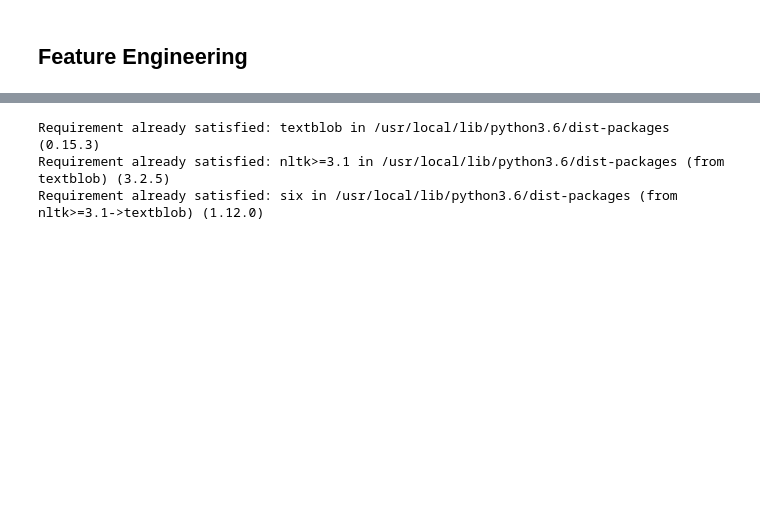
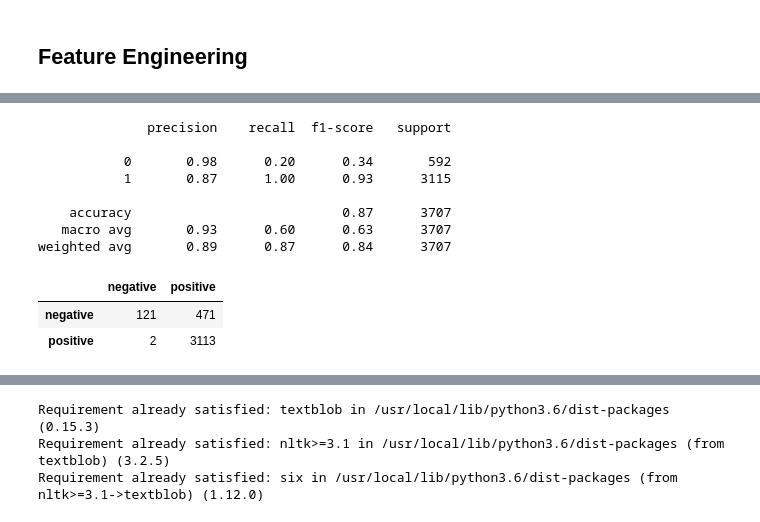
Before and after one commit to alexprabu/hackathon---submission_inceptez, a Jupyter notebook: SentimentAnalysis/Sentiment_Analysis.ipynb, the cells around one changed output, grey strips where cells are left out. Drawn from its saved outputs; the diff is of its cells as text; code cells hidden in the pictures; blank space fills up the shorter version.

```diff
--- a/SentimentAnalysis/Sentiment_Analysis.ipynb
+++ b/SentimentAnalysis/Sentiment_Analysis.ipynb
@@ -385,0 +468,14 @@ norm_train_reviews[0]
+# %%
+%%time
+
+# Random Forest model on BOW features
+from sklearn.ensemble import RandomForestClassifier
+
+# instantiate model
+rf = RandomForestClassifier(n_estimators=100, n_jobs=-1, random_state=42)
+
+# train model
+rf.fit(cv_train_features, train_sentiments)
+
+# predict on test data
+rf_bow_predictions = rf.predict(cv_test_features)
@@ -385,0 +485,16 @@ norm_train_reviews[0]
+# %%
+labels = ['negative', 'positive']
+print(classification_report(test_sentiments, rf_bow_predictions))
+pd.DataFrame(confusion_matrix(test_sentiments, rf_bow_predictions), index=labels, columns=labels)
+# %% [output]
+              precision    recall  f1-score   support
+
+           0       0.98      0.20      0.34       592
+           1       0.87      1.00      0.93      3115
+
+    accuracy                           0.87      3707
+   macro avg       0.93      0.60      0.63      3707
+weighted avg       0.89      0.87      0.84      3707
+|  | negative | positive |
+| negative | 121 | 471 |
+| positive | 2 | 3113 |
```
Also changed, not shown: parts of 50 cells of this notebook.
